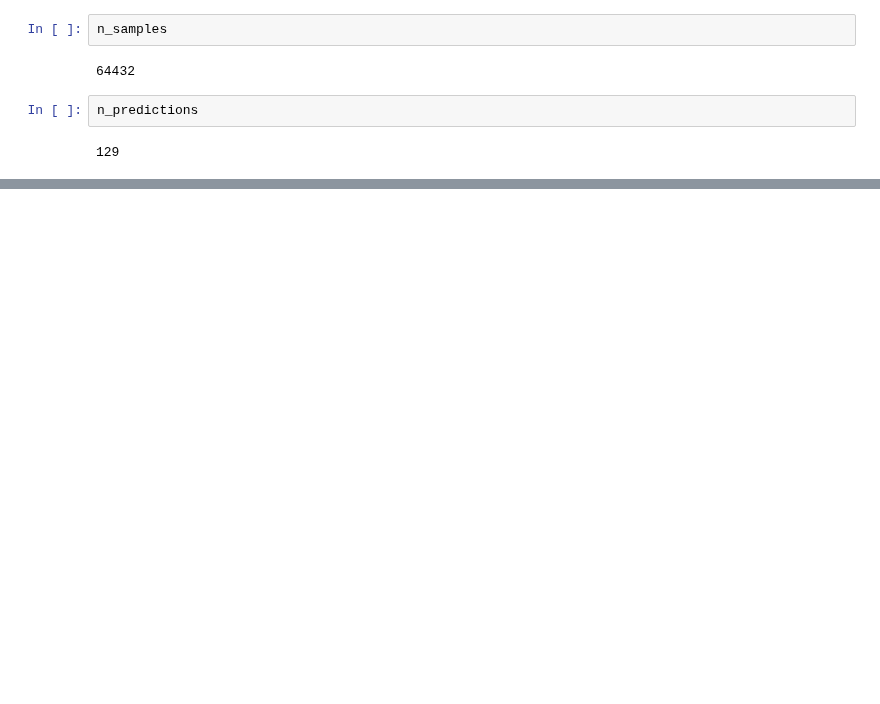
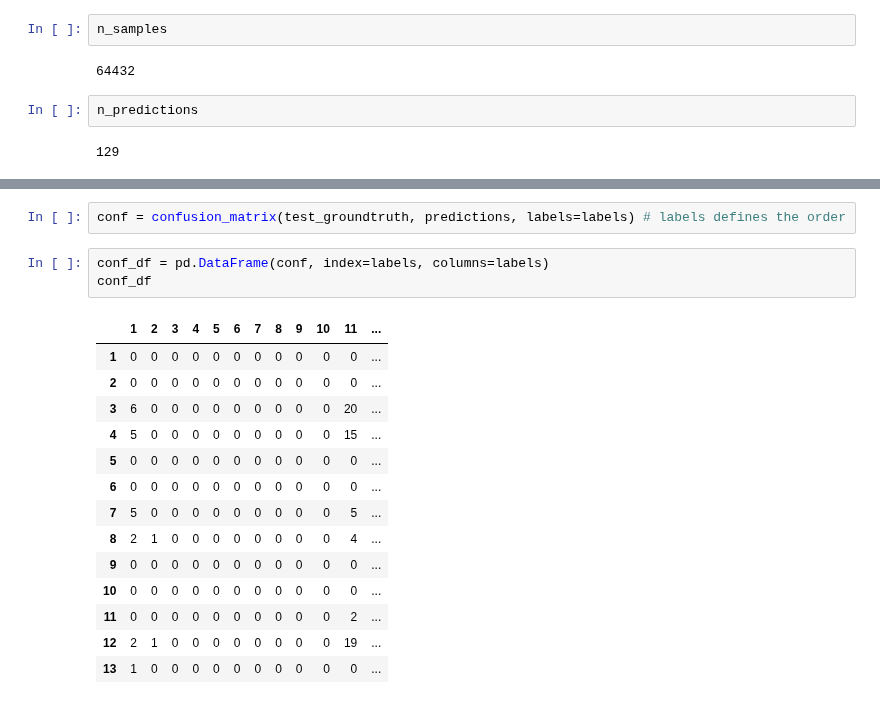
Before and after one commit to Make-O-Matic/MOM-Engine, a Jupyter notebook: make-o-matic.ipynb, the cells around one changed output, grey strips where cells are left out. Saved outputs shown, nothing was run; the diff lists cells and outputs as text; blank space fills up the shorter version.

```diff
--- a/make-o-matic.ipynb
+++ b/make-o-matic.ipynb
@@ -2588,0 +2706,20 @@ result_ov
+# %%
+conf = confusion_matrix(test_groundtruth, predictions, labels=labels) # labels defines the order
+# %%
+conf_df = pd.DataFrame(conf, index=labels, columns=labels)
+conf_df
+# %% [output]
+|  | 1 | 2 | 3 | 4 | 5 | 6 | 7 | 8 | 9 | 10 | 11 | ... |
+| 1 | 0 | 0 | 0 | 0 | 0 | 0 | 0 | 0 | 0 | 0 | 0 | ... |
+| 2 | 0 | 0 | 0 | 0 | 0 | 0 | 0 | 0 | 0 | 0 | 0 | ... |
+| 3 | 6 | 0 | 0 | 0 | 0 | 0 | 0 | 0 | 0 | 0 | 20 | ... |
+| 4 | 5 | 0 | 0 | 0 | 0 | 0 | 0 | 0 | 0 | 0 | 15 | ... |
+| 5 | 0 | 0 | 0 | 0 | 0 | 0 | 0 | 0 | 0 | 0 | 0 | ... |
+| 6 | 0 | 0 | 0 | 0 | 0 | 0 | 0 | 0 | 0 | 0 | 0 | ... |
+| 7 | 5 | 0 | 0 | 0 | 0 | 0 | 0 | 0 | 0 | 0 | 5 | ... |
+| 8 | 2 | 1 | 0 | 0 | 0 | 0 | 0 | 0 | 0 | 0 | 4 | ... |
+| 9 | 0 | 0 | 0 | 0 | 0 | 0 | 0 | 0 | 0 | 0 | 0 | ... |
+| 10 | 0 | 0 | 0 | 0 | 0 | 0 | 0 | 0 | 0 | 0 | 0 | ... |
+| 11 | 0 | 0 | 0 | 0 | 0 | 0 | 0 | 0 | 0 | 0 | 2 | ... |
+| 12 | 2 | 1 | 0 | 0 | 0 | 0 | 0 | 0 | 0 | 0 | 19 | ... |
+| 13 | 1 | 0 | 0 | 0 | 0 | 0 | 0 | 0 | 0 | 0 | 0 | ... |
```
Also changed, not shown: parts of 31 cells of this notebook.
